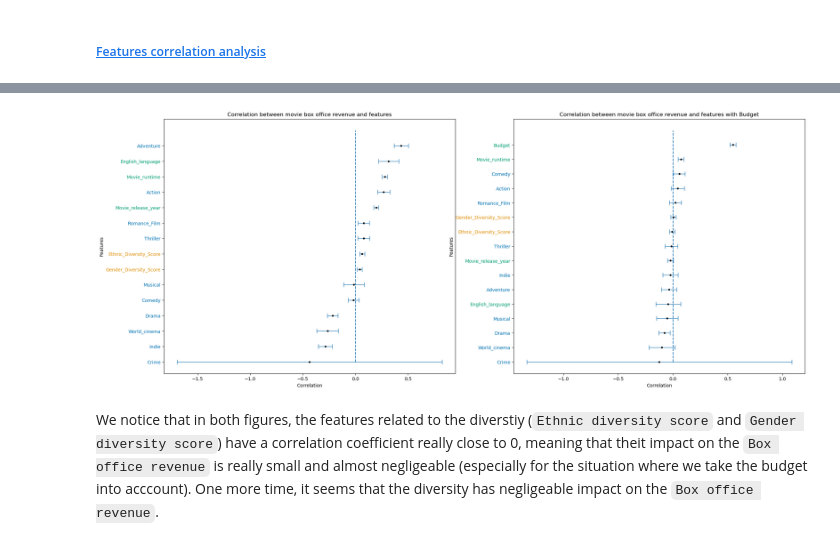
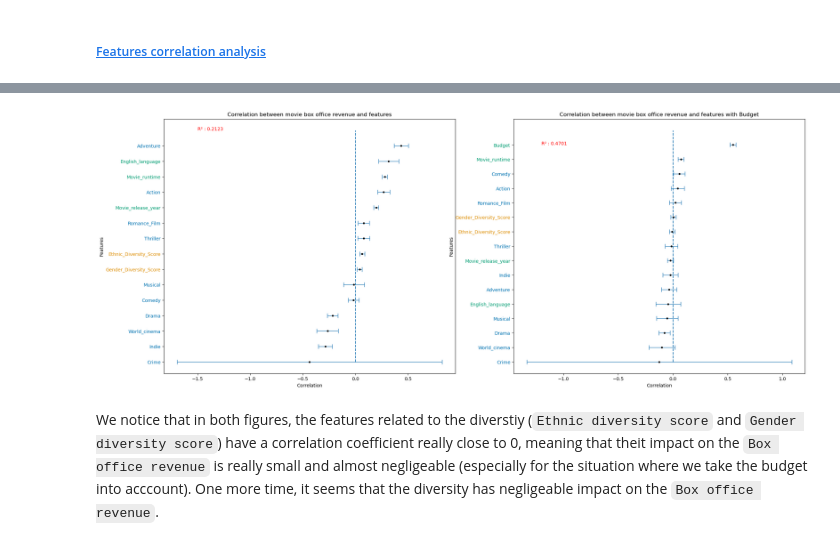
Before and after one commit to epfl-ada/ada-2023-project-draco, a Jupyter notebook: Milestone_3.ipynb, the cells around one changed output, grey strips where cells are left out. Saved outputs shown, nothing was run; the diff lists cells and outputs as text; code cells hidden in the pictures.

```diff
--- a/Milestone_3.ipynb
+++ b/Milestone_3.ipynb
@@ -2558,14 +2764,14 @@ Now let's verify on characteristic of a movie can influence its box office.
 selected_features = ['Movie language','Movie countries','Movie genres', 'Budget',
                      'Box office revenue','Movie runtime','Movie release year','Success score',
                      'Gender Diversity Score', 'Ethnic Diversity Score']
-model = characters_movies.drop_duplicates(subset='Wikipedia Movie ID')[selected_features]
+model_movie = characters_movies.drop_duplicates(subset='Wikipedia Movie ID')[selected_features]
 # %%
 #Remove the Nan and 0 values
-print(f"Model size after processing : {model.shape[0]}")
-model = model[model['Box office revenue'] != 0]
+print(f"Model size after processing : {model_movie.shape[0]}")
+model_movie = model_movie[model_movie['Box office revenue'] != 0]
 #Let's remove all the possible Nan values
-model = model[model['Box office revenue'].notna()]
-print(f"Model size after processing : {model.shape[0]}")
+model_movie = model_movie[model_movie['Box office revenue'].notna()]
+print(f"Model size after processing : {model_movie.shape[0]}")
 # %% [output]
 Model size after processing : 25174
 Model size after processing : 6776
@@ -2588,21 +2794,21 @@ Concerning the `Budget`, removing missing values lead to a data set extremly sma
 Let's continue with the binarization process
 # %%
 #Binarize the language category
-model.loc[:,'English language'] = model['Movie language'].apply(lambda x: 1 if 'english language' in x else 0)
+model_movie.loc[:,'English language'] = model_movie['Movie language'].apply(lambda x: 1 if 'english language' in x else 0)
 #model.loc[:,'Hindi language'] = model['Movie language'].apply(lambda x: 1 if 'hindi language' in x else 0 )
 
 #Binarize the country category
-model.loc[:,'USA'] = model['Movie countries'].apply(lambda x: 1 if ('united states of america') in x else 0)
+model_movie.loc[:,'USA'] = model_movie['Movie countries'].apply(lambda x: 1 if ('united states of america') in x else 0)
 #model.loc[:,'India'] = model['Movie countries'].apply(lambda x: 1 if ('india') in x else 0)
 
 #Binarize the genres category
 for genre in main_genres.index:
-    model[genre] = model['Movie genres'].apply(lambda x: 1 if genre in x else 0)
+    model_movie[genre] = model_movie['Movie genres'].apply(lambda x: 1 if genre in x else 0)
 
 #Drop all the categorical columns
-model = model.drop(columns=['Movie language','Movie countries','Movie genres'])
+model_movie = model_movie.drop(columns=['Movie language','Movie countries','Movie genres'])
 
-model = model.drop(columns= 'USA',axis=1)
+model_movie = model_movie.drop(columns= 'USA',axis=1)
 # %% [markdown]
 ##### <a id='toc1_4_1_1_1'></a>[Features selection and binarization](#toc0_)
 # %% [markdown]
@@ -2613,9 +2819,9 @@ The first noticeable diference is that we're going to drop all the duplicate mov
 # %%
 import statsmodels.formula.api as smf
 #First standardize the features
-model_norm = model.copy()
-for column in model_norm.columns:
-    model_norm[column] = (model[column] - model[column].mean())/model[column].std()
-model_norm.columns = model_norm.columns.str.replace(' ','_')
-model_norm.describe()
+model_movie_norm = model_movie.copy()
+for column in model_movie_norm.columns:
+    model_movie_norm[column] = (model_movie[column] - model_movie[column].mean())/model_movie[column].std()
+model_movie_norm.columns = model_movie_norm.columns.str.replace(' ','_')
+model_movie_norm.describe()
 # %% [output]
@@ -2624,7 +2838,7 @@ NameError: name 'model' is not defined
 mod = smf.ols(formula='Box_office_revenue ~   Movie_runtime  + Movie_release_year +\
                 C(English_language)  + Gender_Diversity_Score + Ethnic_Diversity_Score	+ \
                 C(Action) + C(Adventure) + C(Comedy) + C(Crime) + C(Drama) + C(Indie) + \
-                C(Romance_Film) + C(Musical) + C(Thriller) + C(World_cinema)', data=model_norm)
+                C(Romance_Film) + C(Musical) + C(Thriller) + C(World_cinema)', data=model_movie_norm)
 res = mod.fit()
 
 # feature names
@@ -2661,6 +2875,7 @@ axs[0].vlines(0,0, len(l1), linestyle = '--')
 axs[0].set_title("Correlation between movie box office revenue and features")
 axs[0].set_xlabel('Correlation')
 axs[0].set_ylabel('Features')
+axs[0].text(-1.5,15,f"R\u00b2 : {res.rsquared:0.4f}",color='r')
 
 #Let's colorate the axis depending on the categorie
 movie_genres_labels = ['Adventure','Action','Romance_Film','Thriller','Musical','Comedy','Crime','Indie','Drama','World_cinema']
@@ -2680,7 +2895,7 @@ for i in np.arange(0,len(labels)):
 mod = smf.ols(formula='Box_office_revenue ~  Movie_runtime  + Movie_release_year + Budget +\
                 C(English_language)  + Gender_Diversity_Score + Ethnic_Diversity_Score	+ \
                 C(Action) + C(Adventure) + C(Comedy) + C(Crime) + C(Drama) + C(Indie) + \
-                C(Romance_Film) + C(Musical) + C(Thriller) + C(World_cinema)', data=model_norm)
+                C(Romance_Film) + C(Musical) + C(Thriller) + C(World_cinema)', data=model_movie_norm)
 res = mod.fit()
 
 # feature names
@@ -2698,34 +2913,35 @@ l1, l2, l3, l4 = zip(*sorted(zip(coefficients[1:], variables[1:], standard_error
 
 labels = []
 for i in np.arange(0,len(l2)):
     if('(' in (l2[i])):
         label = l2[i].split('(')[1]
         label = label.split(')')[0]
         labels.append(label)
     else:
         labels.append(l2[i])
 
 axs[1].errorbar(l1, np.array(range(len(l1))), xerr= 2*np.array(l3), linewidth = 1,
         linestyle = 'none',marker = 'o',markersize= 3,
         markerfacecolor = 'black',markeredgecolor = 'black', capsize= 5)
 
 axs[1].set_yticks(range(len(l2)),labels)
 axs[1].vlines(0,0, len(l1), linestyle = '--')
 axs[1].set_title("Correlation between movie box office revenue and features with Budget")
 axs[1].set_xlabel('Correlation')
 axs[1].set_ylabel('Features')
+axs[1].text(-1.2,15,f"R\u00b2 : {res.rsquared:0.4f}",color='r')
 
 
 #Let's colorate the axis depending on the categorie
 for i in np.arange(0,len(labels)):
     if(labels[i] in movie_genres_labels):
         axs[1].get_yticklabels()[i].set_color(colorblind[0])
     if(labels[i] in diversity_labels):
         axs[1].get_yticklabels()[i].set_color(colorblind[1])
     if(labels[i] in movie_labels):
         axs[1].get_yticklabels()[i].set_color(colorblind[2])
 # %% [output]
-[figure, old version]
+[figure, new version]
 # %% [markdown]
 We notice that in both figures, the features related to the diverstiy (`Ethnic diversity score` and `Gender diversity score`) have a correlation coefficient really close to 0, meaning that theit impact on the `Box office revenue` is really small and almost negligeable (especially for the situation where we take the budget into acccount).
 One more time, it seems that the diversity has negligeable impact on the `Box office revenue`.
```
Also changed, not shown: parts of 45 cells of this notebook.
